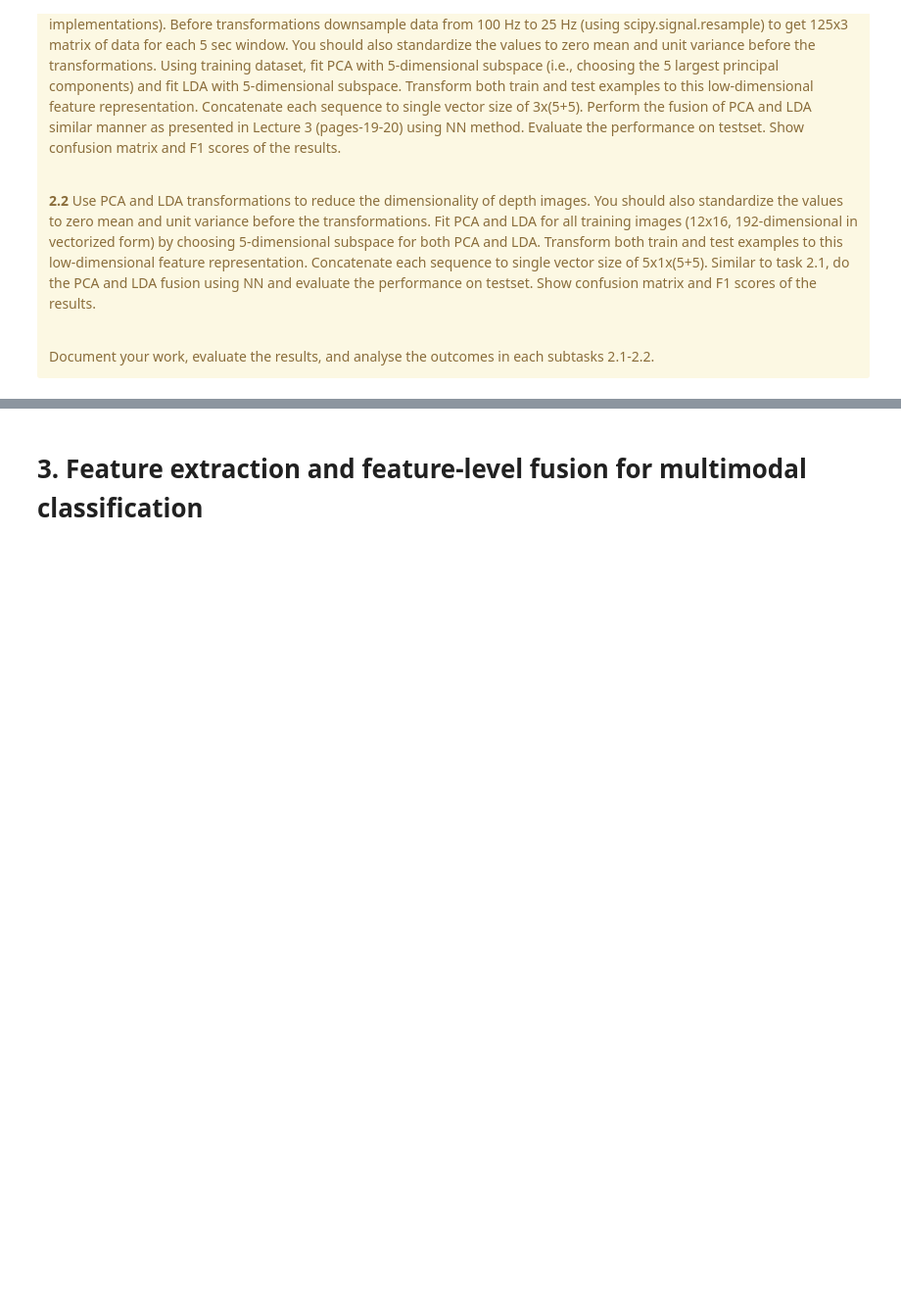
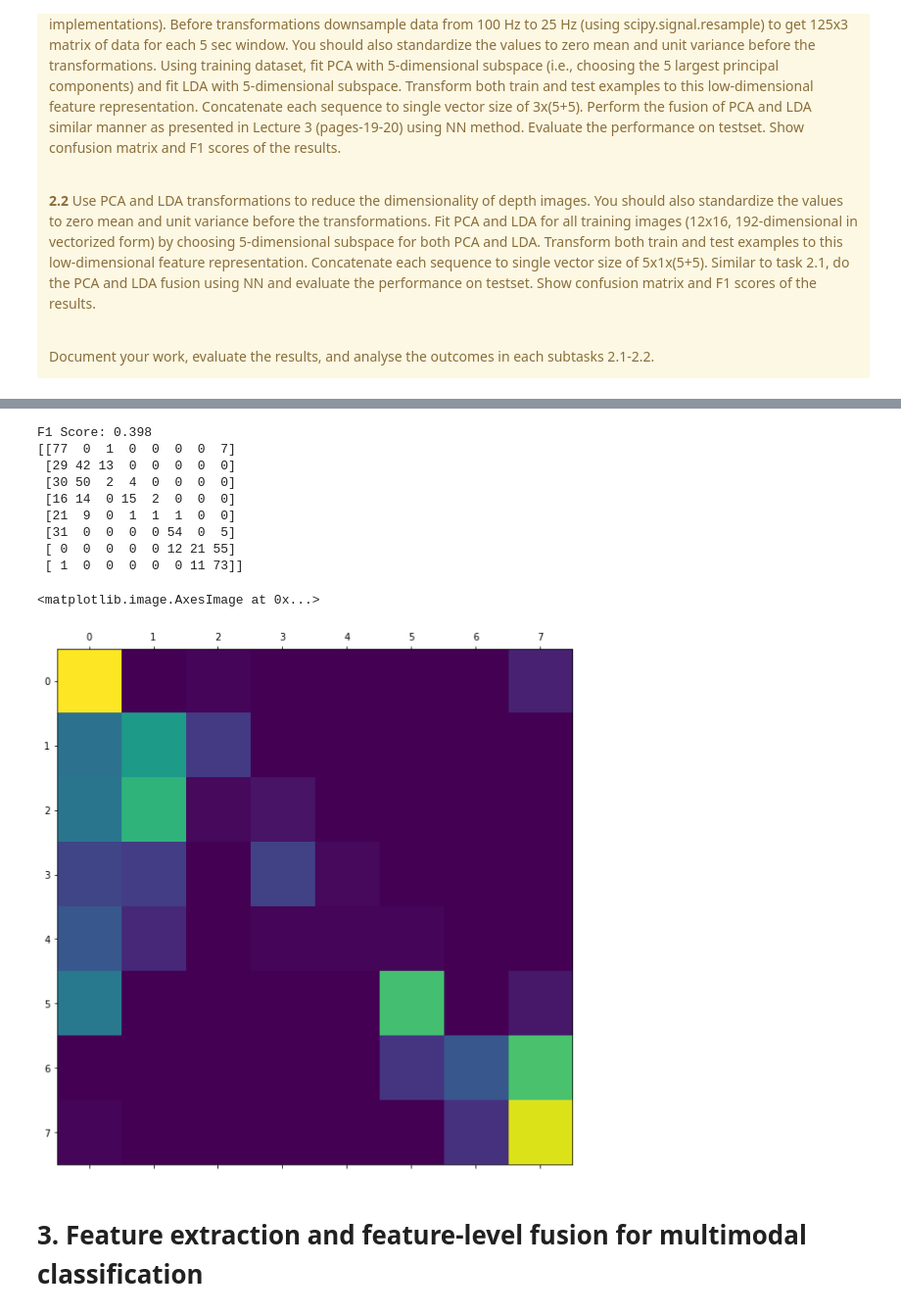
Before and after one commit to loerssoni/datafusion_project, a Jupyter notebook: project-work-MEx-classification.ipynb, the cells around one changed output, grey strips where cells are left out. Shown at 98% size. Saved outputs shown, nothing was run; the diff lists cells and outputs as text; code cells hidden in the pictures; blank space fills up the shorter version.

```diff
--- a/project-work-MEx-classification.ipynb
+++ b/project-work-MEx-classification.ipynb
@@ -136,3 +317,47 @@ Document your work, evaluate the results, and analyse the outcomes in each subta
+# %%
+X_train_d = []
+X_test_d = []
+for i in range(5):
+    tr_X = trainDepth.iloc[i::5,:192]
+    ts_X = testDepth.iloc[i::5,:192]
+    tr_X, ts_X = pca_lda_transform(tr_X, ts_X, y_train)
+    X_train_d.append(tr_X)
+    X_test_d.append(ts_X)
+
+X_train_d = np.hstack(X_train_d)
+X_test_d = np.hstack(X_test_d)
+# %%
+pca_inds = [(i // 5)%2 == 0 for i in range(50)]
+lda_inds = [not ind for ind in pca_inds]
+
+def compute_distances(x, X):
+    d_n = ((x - X)**2).sum(1)
+    d_n = (d_n - d_n.min())/(d_n.max()-d_n.min())
+    return d_n
+def predict_nn(test_x, train_X, pca_inds, lda_inds):
+    F_n = np.mean([compute_distances(test_x[pca_inds], train_X[:,pca_inds]),
+             compute_distances(test_x[lda_inds], train_X[:,lda_inds])], 0)
+    return F_n.argmin()
+
+y_pred = y_train[np.apply_along_axis(lambda x: predict_nn(x, X_train_d, pca_inds, lda_inds), 1, X_test_d)]
+# %%
+print('F1 Score: {:.03f}'.format(f1_score(y_test, y_pred, average='macro')))
+conf_m = confusion_matrix(y_test, y_pred)
+print(conf_m)
+fig, ax = plt.subplots(1, figsize=(10,10))
+ax.matshow(conf_m)
+# %% [output]
+F1 Score: 0.398
+[[77  0  1  0  0  0  0  7]
+ [29 42 13  0  0  0  0  0]
+ [30 50  2  4  0  0  0  0]
+ [16 14  0 15  2  0  0  0]
+ [21  9  0  1  1  1  0  0]
+ [31  0  0  0  0 54  0  5]
+ [ 0  0  0  0  0 12 21 55]
+ [ 1  0  0  0  0  0 11 73]]
+<matplotlib.image.AxesImage at 0x...>
+[figure, added]
 # %% [markdown]
 # 3. Feature extraction and feature-level fusion for multimodal classification
 # %% [markdown]
```
Also changed, not shown: parts of 31 cells of this notebook.
